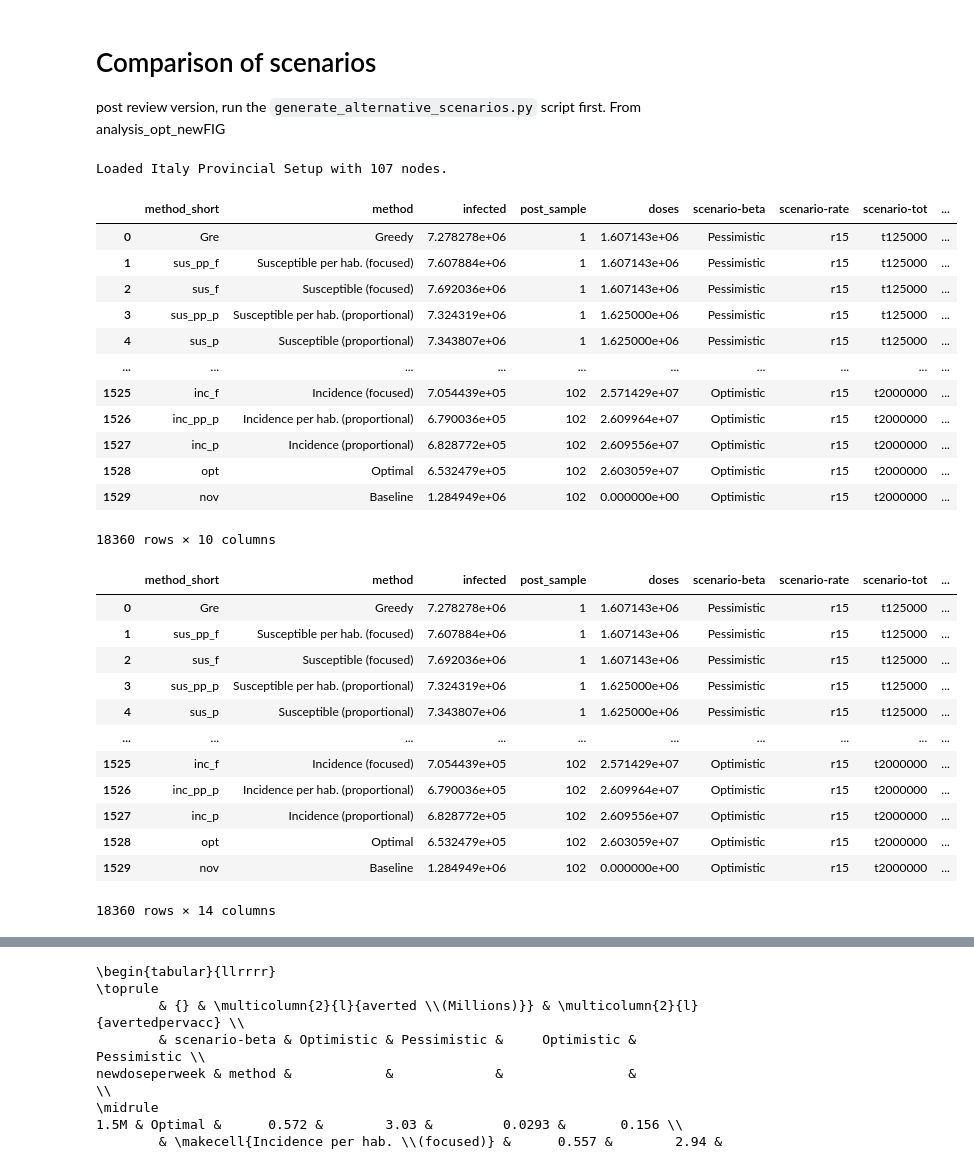
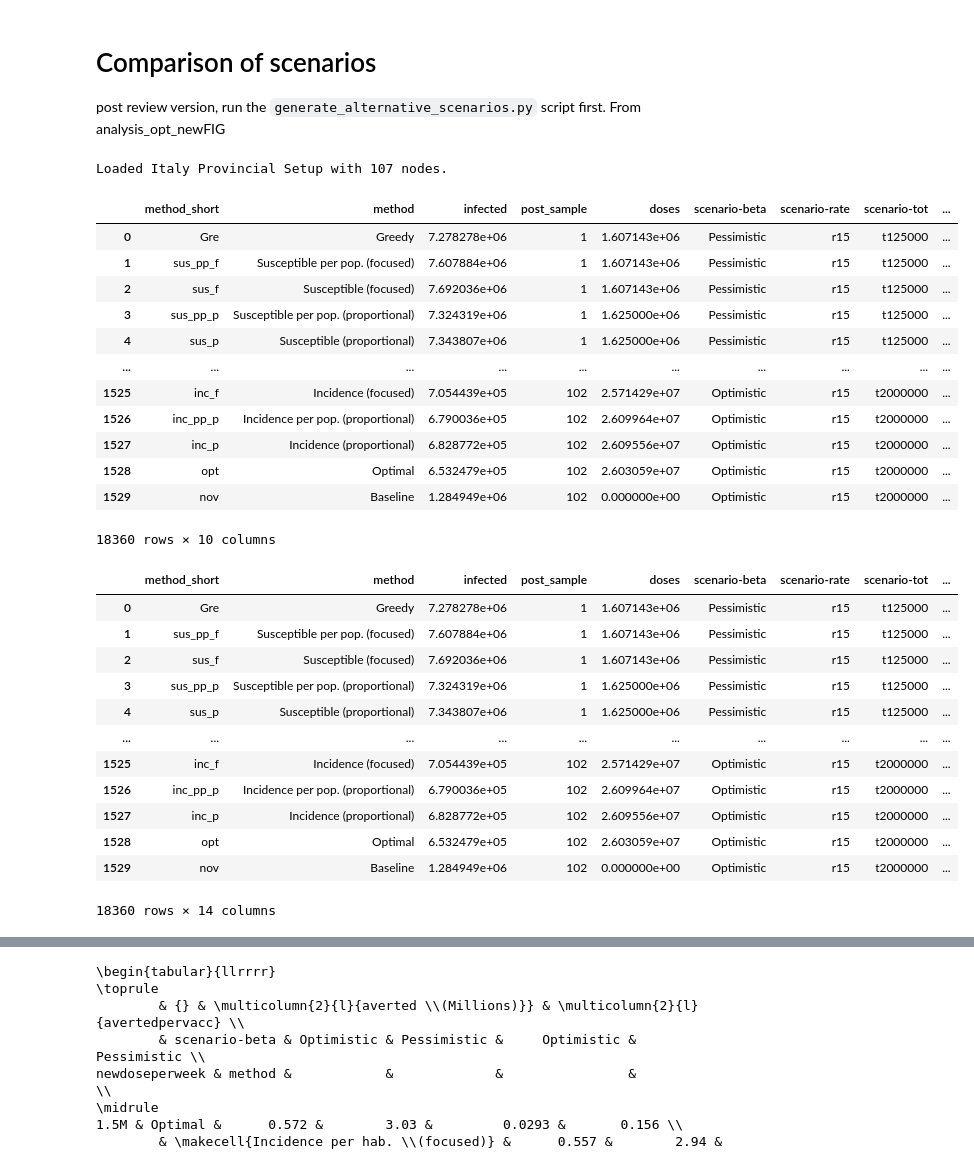
Before and after one commit to jcblemai/COVID-19_italy-vaccination-oc, a Jupyter notebook: post-review-analysis.ipynb, the cells around one changed output, grey strips where cells are left out. Drawn from its saved outputs; the diff is of its cells as text; code cells hidden in the pictures.

```diff
--- a/post-review-analysis.ipynb
+++ b/post-review-analysis.ipynb
@@ -17,40 +17,41 @@ import seaborn as sns
 import datetime
 import pickle
 import os
 import tqdm
 import string
 
 output_directory = 'model_output/2021-11-23/'
 output_prefix = f'altstratint'
 
 # New builder
 when = 'future-mobintime'
 nnodes = 107
 ndays = 90
 setup_shared = ItalySetupProvinces(nnodes, ndays, when)
 scenarios = {pick_scenario(setup_shared, i)['name']: pick_scenario(setup_shared, i) for i in np.arange(2,13+1)}
 summary = pd.DataFrame()
 for scn_name, scn in scenarios.items():
     summary = pd.concat([summary, pd.read_csv(f'{output_directory}/{output_prefix}-{scn_name}-ALL.csv')])
 
 
 #summary = pd.read_csv(f'{output_directory}/{output_prefix}-ALL.csv')
 summary.replace('U', 'Pessimistic', inplace=True)
 summary.replace('L', 'Optimistic', inplace=True)
 summary.replace('Population per hab. (focused)', 'Equal (focused)', inplace=True)
 summary.replace('Population per hab. (proportional)', 'Equal (proportional)', inplace=True)
+summary["method"] = summary["method"].replace('per hab.', 'per pop.', regex=True)
 summary
 # %% [output]
 Loaded Italy Provincial Setup with 107 nodes.
 |  | method_short | method | infected | post_sample | doses | scenario-beta | scenario-rate | scenario-tot | ... |
 | 0 | Gre | Greedy | 7.278278e+06 | 1 | 1.607143e+06 | Pessimistic | r15 | t125000 | ... |
-| 1 | sus_pp_f | Susceptible per hab. (focused) | 7.607884e+06 | 1 | 1.607143e+06 | Pessimistic | r15 | t125000 | ... |
+| 1 | sus_pp_f | Susceptible per pop. (focused) | 7.607884e+06 | 1 | 1.607143e+06 | Pessimistic | r15 | t125000 | ... |
 | 2 | sus_f | Susceptible (focused) | 7.692036e+06 | 1 | 1.607143e+06 | Pessimistic | r15 | t125000 | ... |
-| 3 | sus_pp_p | Susceptible per hab. (proportional) | 7.324319e+06 | 1 | 1.625000e+06 | Pessimistic | r15 | t125000 | ... |
+| 3 | sus_pp_p | Susceptible per pop. (proportional) | 7.324319e+06 | 1 | 1.625000e+06 | Pessimistic | r15 | t125000 | ... |
 | 4 | sus_p | Susceptible (proportional) | 7.343807e+06 | 1 | 1.625000e+06 | Pessimistic | r15 | t125000 | ... |
 | ... | ... | ... | ... | ... | ... | ... | ... | ... | ... |
 | 1525 | inc_f | Incidence (focused) | 7.054439e+05 | 102 | 2.571429e+07 | Optimistic | r15 | t2000000 | ... |
-| 1526 | inc_pp_p | Incidence per hab. (proportional) | 6.790036e+05 | 102 | 2.609964e+07 | Optimistic | r15 | t2000000 | ... |
+| 1526 | inc_pp_p | Incidence per pop. (proportional) | 6.790036e+05 | 102 | 2.609964e+07 | Optimistic | r15 | t2000000 | ... |
 | 1527 | inc_p | Incidence (proportional) | 6.828772e+05 | 102 | 2.609556e+07 | Optimistic | r15 | t2000000 | ... |
 | 1528 | opt | Optimal | 6.532479e+05 | 102 | 2.603059e+07 | Optimistic | r15 | t2000000 | ... |
 | 1529 | nov | Baseline | 1.284949e+06 | 102 | 0.000000e+00 | Optimistic | r15 | t2000000 | ... |
@@ -83,13 +84,13 @@ summary
 # %% [output]
 |  | method_short | method | infected | post_sample | doses | scenario-beta | scenario-rate | scenario-tot | ... |
 | 0 | Gre | Greedy | 7.278278e+06 | 1 | 1.607143e+06 | Pessimistic | r15 | t125000 | ... |
-| 1 | sus_pp_f | Susceptible per hab. (focused) | 7.607884e+06 | 1 | 1.607143e+06 | Pessimistic | r15 | t125000 | ... |
+| 1 | sus_pp_f | Susceptible per pop. (focused) | 7.607884e+06 | 1 | 1.607143e+06 | Pessimistic | r15 | t125000 | ... |
 | 2 | sus_f | Susceptible (focused) | 7.692036e+06 | 1 | 1.607143e+06 | Pessimistic | r15 | t125000 | ... |
-| 3 | sus_pp_p | Susceptible per hab. (proportional) | 7.324319e+06 | 1 | 1.625000e+06 | Pessimistic | r15 | t125000 | ... |
+| 3 | sus_pp_p | Susceptible per pop. (proportional) | 7.324319e+06 | 1 | 1.625000e+06 | Pessimistic | r15 | t125000 | ... |
 | 4 | sus_p | Susceptible (proportional) | 7.343807e+06 | 1 | 1.625000e+06 | Pessimistic | r15 | t125000 | ... |
 | ... | ... | ... | ... | ... | ... | ... | ... | ... | ... |
 | 1525 | inc_f | Incidence (focused) | 7.054439e+05 | 102 | 2.571429e+07 | Optimistic | r15 | t2000000 | ... |
-| 1526 | inc_pp_p | Incidence per hab. (proportional) | 6.790036e+05 | 102 | 2.609964e+07 | Optimistic | r15 | t2000000 | ... |
+| 1526 | inc_pp_p | Incidence per pop. (proportional) | 6.790036e+05 | 102 | 2.609964e+07 | Optimistic | r15 | t2000000 | ... |
 | 1527 | inc_p | Incidence (proportional) | 6.828772e+05 | 102 | 2.609556e+07 | Optimistic | r15 | t2000000 | ... |
 | 1528 | opt | Optimal | 6.532479e+05 | 102 | 2.603059e+07 | Optimistic | r15 | t2000000 | ... |
 | 1529 | nov | Baseline | 1.284949e+06 | 102 | 0.000000e+00 | Optimistic | r15 | t2000000 | ... |
```
Also changed, not shown: parts of 2 cells of this notebook.
